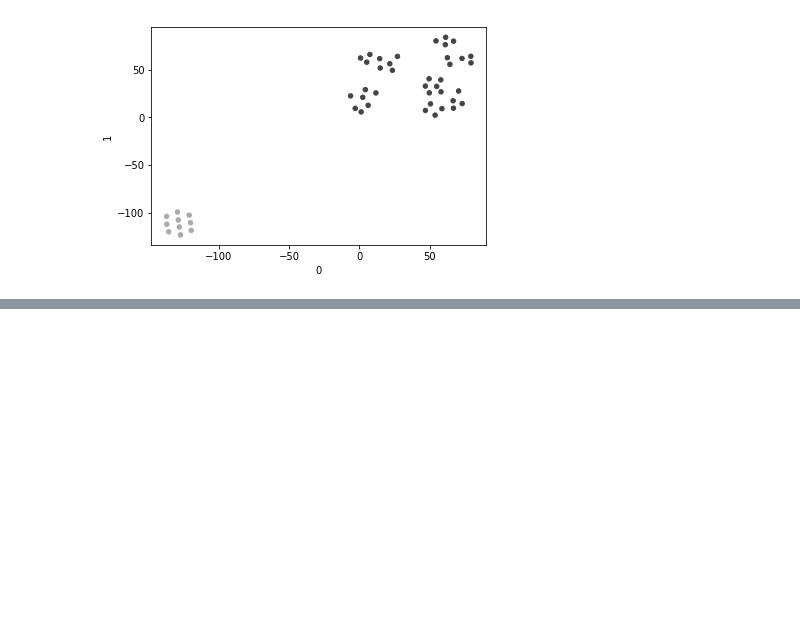
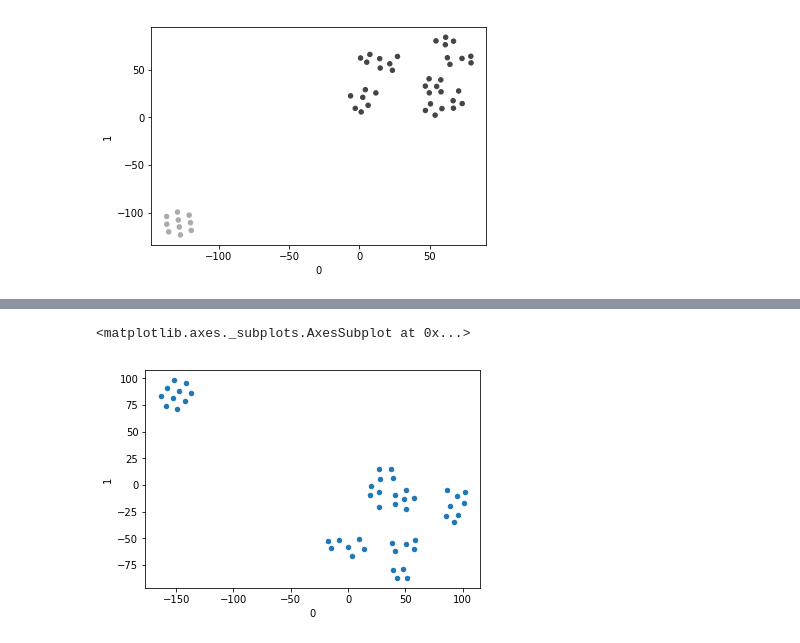
Before and after one commit to pmrukot/tsne-playground, a Jupyter notebook: graph-vis.ipynb, the cells around one changed output, grey strips where cells are left out. Saved outputs shown, nothing was run; the diff lists cells and outputs as text; code cells hidden in the pictures; blank space fills up the shorter version.

```diff
--- a/graph-vis.ipynb
+++ b/graph-vis.ipynb
@@ -37,0 +38,7 @@ pd.DataFrame(output).plot.scatter(x=0, y=1, c=colormap)
+# %%
+filtered_df = df[df[6] != 0]
+output = TSNE(n_components=2, perplexity=10).fit_transform(df)
+pd.DataFrame(output).plot.scatter(x=0, y=1)
+# %% [output]
+<matplotlib.axes._subplots.AxesSubplot at 0x...>
+[figure, added]
```
Also changed, not shown: parts of 8 cells of this notebook.
